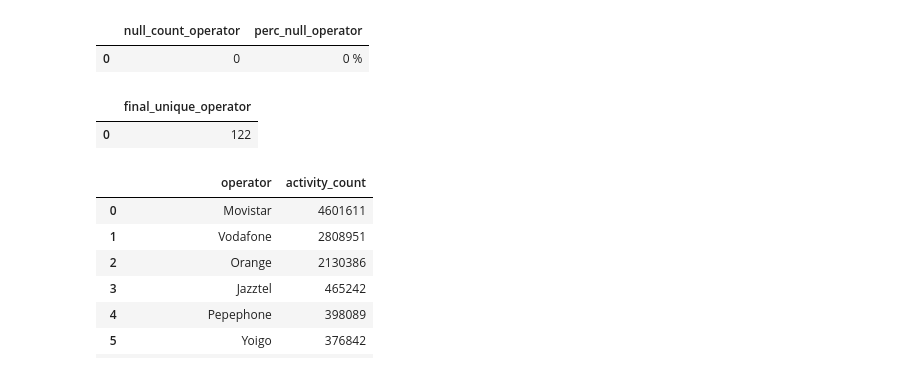
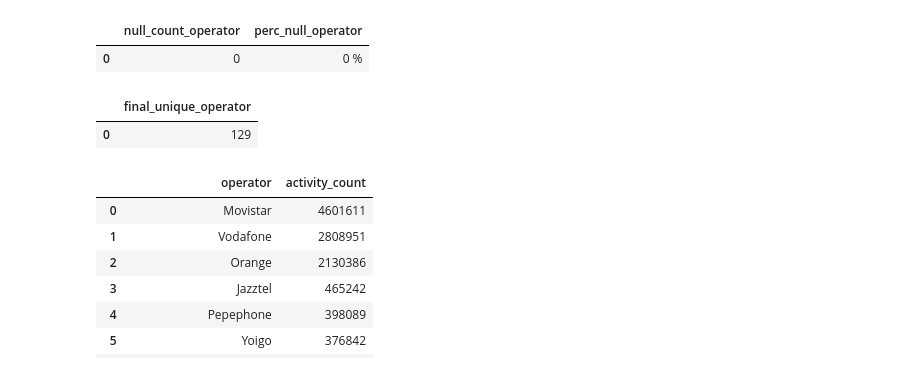
Before and after one commit to alleida23/Catalonian_Mobile_Coverage_2015_2017, a Jupyter notebook: 1. SQL Data Cleaning for Mobile Coverage Dataset.ipynb, the cells around one changed output. Saved outputs shown, nothing was run; the diff lists cells and outputs as text; code cells hidden in the pictures.

```diff
--- a/1. SQL Data Cleaning for Mobile Coverage Dataset.ipynb
+++ b/1. SQL Data Cleaning for Mobile Coverage Dataset.ipynb
@@ -600,18 +663,18 @@ query_df(query)
 # %%
 # Datasets: {mobile_data_cleaned}
 
 # SQL query: final count of unique operator
 query = f"""
 SELECT
- COUNT(DISTINCT(net_provider)) final_unique_operator
+ COUNT(DISTINCT(operator)) final_unique_operator
 FROM `{mobile_data_cleaned}`
     """
 
 # Execute the query
 query_df(query)
 # %% [output]
 |  | final_unique_operator |
-| 0 | 122 |
+| 0 | 129 |
 # %%
 # Datasets: {mobile_data_cleaned}
 
```
Also changed, not shown: parts of 26 cells of this notebook.
